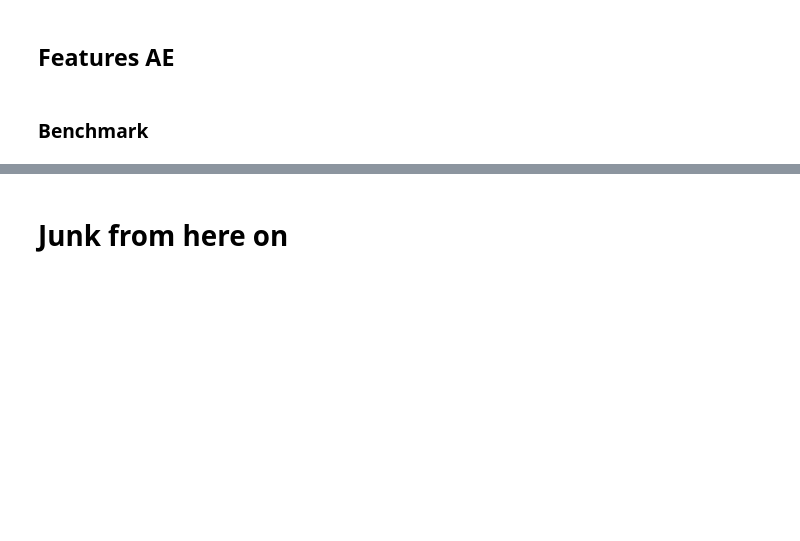
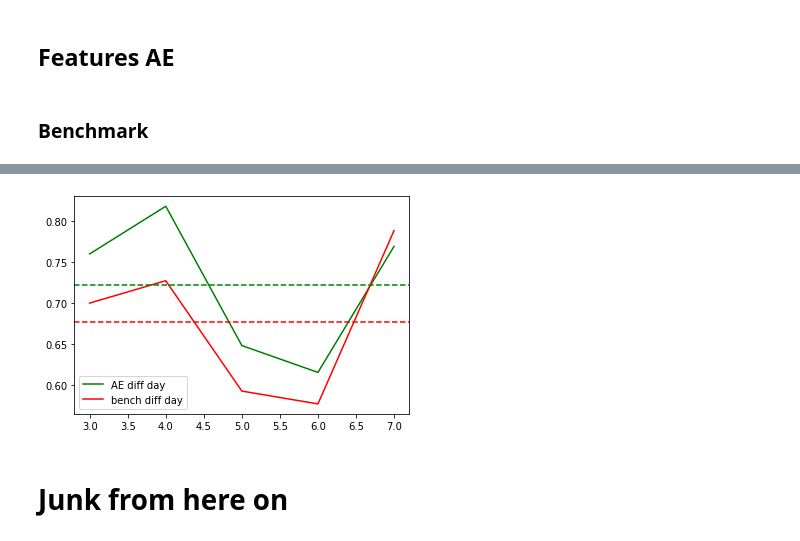
Before and after one commit to OferAvin/EEG-Rehab-EU, a Jupyter notebook: Rehab_encoder_decoder.ipynb, the cells around one changed output, grey strips where cells are left out. Drawn from its saved outputs; the diff is of its cells as text; code cells hidden in the pictures; blank space fills up the shorter version.

```diff
--- a/Rehab_encoder_decoder.ipynb
+++ b/Rehab_encoder_decoder.ipynb
@@ -614,0 +682,5 @@ ValueError: Found input variables with inconsistent numbers of samples: [351, 62
+# %%
+scores_bench = cross_val_score(lgbModel_bench, X_bench_train, y_train, cv=5)
+print('Bench-\nIn day accuracy: ', np.mean(scores_bench))
+lgbModel_bench.fit(X_bench_train, y_train)
+print('Different day accuracy: ', lgbModel_bench.score(X_bench_test, y_test), '\n')
@@ -615,4 +691,6 @@ ValueError: Found input variables with inconsistent numbers of samples: [351, 62
 # %%
-print(lgbModel_bench.score(X_bench_test, y_test))
-print(lgbModel_pca.score(X_pca_test, y_test))
-print(lgbModel_ae.score(X_AE_test, y_test))
+# print(lgbModel_pca.score(X_pca_test, y_test))
+scores_ae = cross_val_score(lgbModel_ae, X_AE_train, y_train, cv=5)
+print('AE-\nIn day accuracy: ', np.mean(scores_ae))
+lgbModel_ae.fit(X_AE_train, y_train)
+print('Different day accuracy: ', lgbModel_ae.score(X_AE_test, y_test))
@@ -618,0 +703,20 @@ print(lgbModel_ae.score(X_AE_test, y_test))
+# %%
+train_days=[0,3]
+
+bench_diff_day_score = []
+bench_same_day_score = []
+
+AE_diff_day_score = []
+AE_same_day_score = []
+
+AE_list = []
+
+# Train Dataset
+signal_data = EEGDataSet_signal(dictListStacked, train_days)
+signal_data_loader = DataLoader(dataset=signal_data, batch_size=batch_sz, shuffle=True, num_workers=0)
+features_training_data = EEGDataSet(dictListStacked, train_days, test_flag=True)
+
+# Train model on training day
+day_zero_AE = convolution_AE(signal_data.n_channels, features_training_data.feat_mat, ae_learning_rt, filters_n=convolution_filters)
+trainer_1 = pl.Trainer(max_epochs=300, gpus=0, progress_bar_refresh_rate=20, logger=logger)
+trainer_1.fit(day_zero_AE, train_dataloaders=signal_data_loader)
@@ -619,3 +837,15 @@ print(lgbModel_ae.score(X_AE_test, y_test))
+# %%
+plt.figure(1)
+plt.plot(range(train_days[1], len(dictListStacked)), AE_diff_day_score, label='AE diff day', color='g')
+plt.plot(range(train_days[1], len(dictListStacked)), bench_diff_day_score, label='bench diff day', color='r')
+plt.axhline(y=np.mean(AE_diff_day_score), color='g', linestyle='--')
+plt.axhline(y=np.mean(bench_diff_day_score), color='r', linestyle='--')
+# plt.plot(range(train_days[1], len(dictListStacked)), bench_same_day_score[train_days[1]:], label='bench diff day', color='b')
+# plt.axhline(y=np.mean(bench_same_day_score[train_days[1]:]), color='b', linestyle='--')
+plt.legend()
+plt.show()
+# %% [output]
+[figure, added]
 # %% [markdown]
 # Junk from here on
 # %%
```
Also changed, not shown: parts of 37 cells of this notebook.
